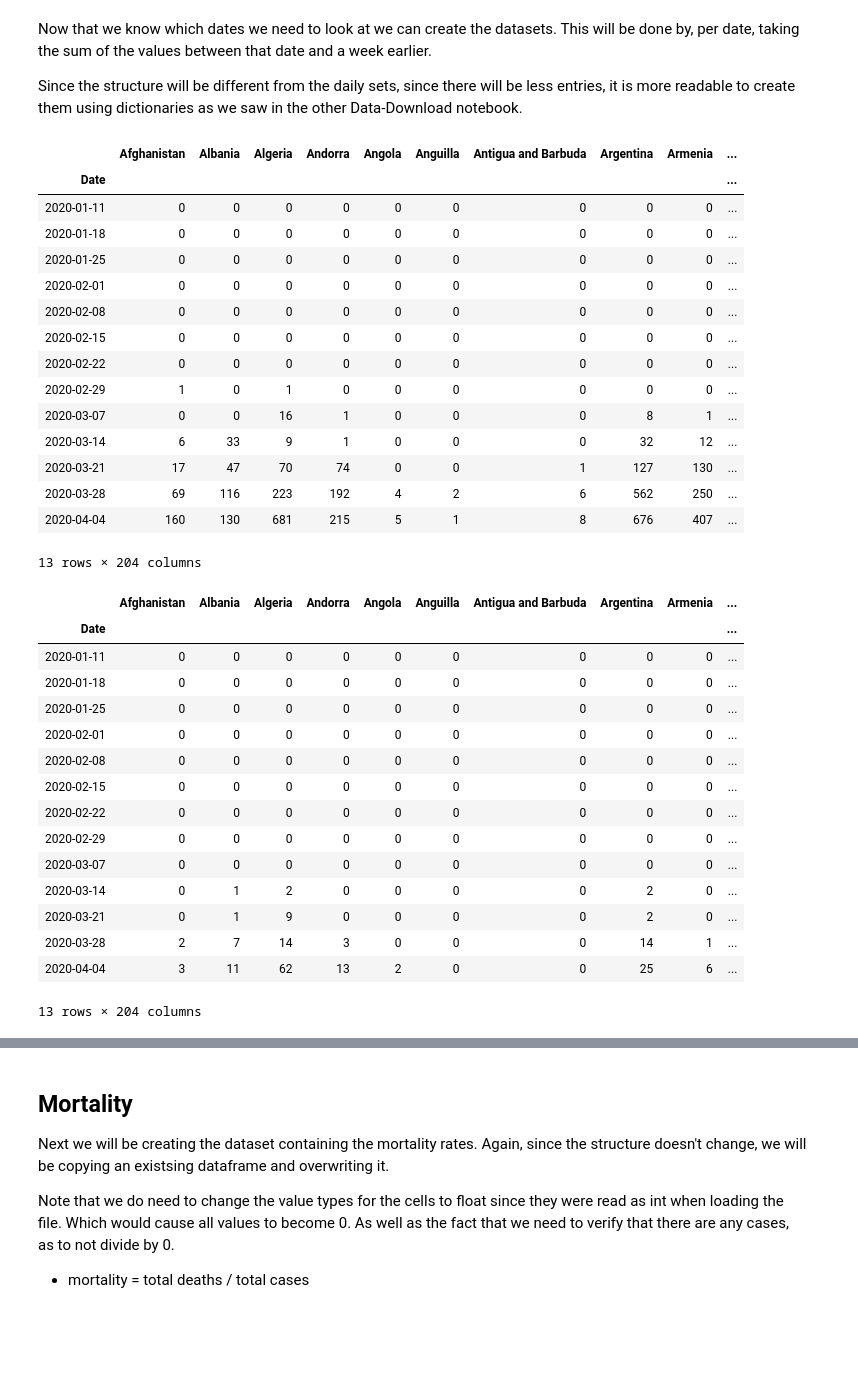
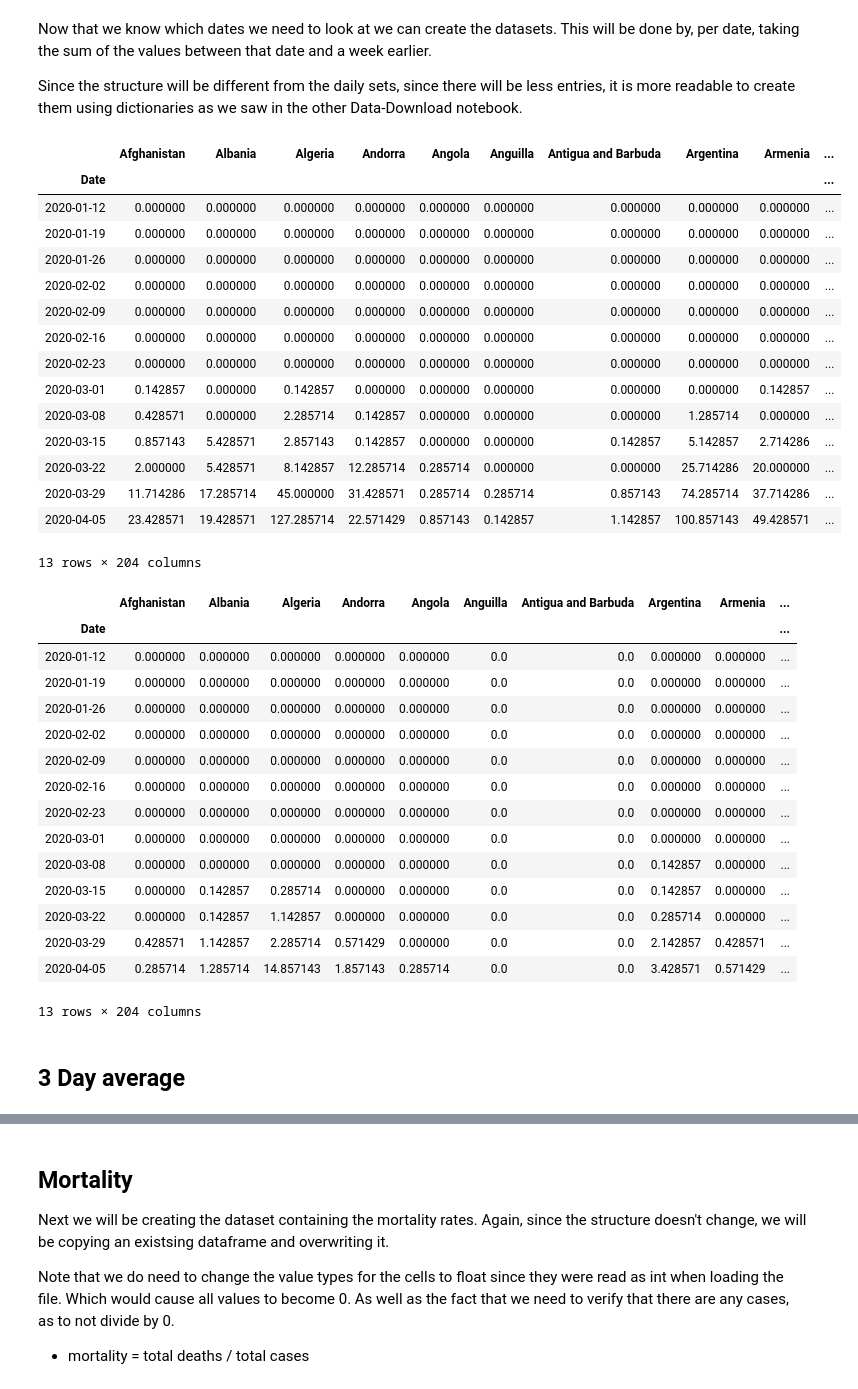
Before and after one commit to simon-verheyen/Portfolio, a Jupyter notebook: COVID-data/Data-Extraction/Data-Processing.ipynb, the cells around one changed output, grey strips where cells are left out. Drawn from its saved outputs; the diff is of its cells as text; code cells hidden in the pictures; blank space fills up the shorter version.

```diff
--- a/COVID-data/Data-Extraction/Data-Processing.ipynb
+++ b/COVID-data/Data-Extraction/Data-Processing.ipynb
@@ -39,10 +39,10 @@ df_deaths_daily = df_deaths_daily.set_index('Date')
 
 df_populations = pd.read_csv('../data/populations_2018.csv').set_index('Countries')
 
-dates = df_cases_daily.index
-countries = df_cases_daily.columns
+dates_all = df_cases_daily.index
+countries_all = df_cases_daily.columns
 
-latest_date = dates[-1]
+latest_date = dates_all[-1]
 # %% [markdown]
 ## Total
 
@@ -53,11 +53,11 @@ Note that the structure of these datasets will be the same as the ones for daily
 df_cases_total = df_cases_daily.copy()
 df_deaths_total = df_deaths_daily.copy()
 
-for country in countries:
+for country in countries_all:
     cases = 0
     deaths = 0
 
-    for date in dates:
+    for date in dates_all:
         cases += df_cases_daily.at[date, country]
         deaths += df_deaths_daily.at[date, country]
 
@@ -125,58 +125,60 @@ Since the structure will be different from the daily sets, since there will be l
 # %%
 dict_cases_weekly = {'Date': dates_weekly}
 dict_deaths_weekly = {'Date': dates_weekly}
 
-for country in countries:
+for country in countries_all:
     cases_weekly = []
     deaths_weekly = []
 
     for date in dates_weekly:
-        end_date = date - datetime.timedelta(days=7)
+        end_date = date - datetime.timedelta(days=6)
 
-        cases_weekly.append(df_cases_daily.loc[end_date:date, country].sum())
-        deaths_weekly.append(df_deaths_daily.loc[end_date:date, country].sum())
+        cases_weekly.append(df_cases_daily.loc[end_date:date, country].sum() / 7)
+        deaths_weekly.append(df_deaths_daily.loc[end_date:date, country].sum() / 7)
 
     dict_cases_weekly[country] = cases_weekly
     dict_deaths_weekly[country] = deaths_weekly
 
 df_cases_weekly = pd.DataFrame(dict_cases_weekly).set_index('Date')
 df_deaths_weekly = pd.DataFrame(dict_deaths_weekly).set_index('Date')
 
 display(df_cases_weekly)
 display(df_deaths_weekly)
 
 df_cases_weekly.to_csv('../data/cases_weekly.csv')
 df_deaths_weekly.to_csv('../data/deaths_weekly.csv')
 # %% [output]
 |  | Afghanistan | Albania | Algeria | Andorra | Angola | Anguilla | Antigua and Barbuda | Argentina | Armenia | ... |
 | Date |  |  |  |  |  |  |  |  |  | ... |
-| 2020-01-11 | 0 | 0 | 0 | 0 | 0 | 0 | 0 | 0 | 0 | ... |
-| 2020-01-18 | 0 | 0 | 0 | 0 | 0 | 0 | 0 | 0 | 0 | ... |
-| 2020-01-25 | 0 | 0 | 0 | 0 | 0 | 0 | 0 | 0 | 0 | ... |
-| 2020-02-01 | 0 | 0 | 0 | 0 | 0 | 0 | 0 | 0 | 0 | ... |
-| 2020-02-08 | 0 | 0 | 0 | 0 | 0 | 0 | 0 | 0 | 0 | ... |
-| 2020-02-15 | 0 | 0 | 0 | 0 | 0 | 0 | 0 | 0 | 0 | ... |
-| 2020-02-22 | 0 | 0 | 0 | 0 | 0 | 0 | 0 | 0 | 0 | ... |
-| 2020-02-29 | 1 | 0 | 1 | 0 | 0 | 0 | 0 | 0 | 0 | ... |
-| 2020-03-07 | 0 | 0 | 16 | 1 | 0 | 0 | 0 | 8 | 1 | ... |
-| 2020-03-14 | 6 | 33 | 9 | 1 | 0 | 0 | 0 | 32 | 12 | ... |
-| 2020-03-21 | 17 | 47 | 70 | 74 | 0 | 0 | 1 | 127 | 130 | ... |
-| 2020-03-28 | 69 | 116 | 223 | 192 | 4 | 2 | 6 | 562 | 250 | ... |
-| 2020-04-04 | 160 | 130 | 681 | 215 | 5 | 1 | 8 | 676 | 407 | ... |
+| 2020-01-12 | 0.000000 | 0.000000 | 0.000000 | 0.000000 | 0.000000 | 0.000000 | 0.000000 | 0.000000 | 0.000000 | ... |
+| 2020-01-19 | 0.000000 | 0.000000 | 0.000000 | 0.000000 | 0.000000 | 0.000000 | 0.000000 | 0.000000 | 0.000000 | ... |
+| 2020-01-26 | 0.000000 | 0.000000 | 0.000000 | 0.000000 | 0.000000 | 0.000000 | 0.000000 | 0.000000 | 0.000000 | ... |
+| 2020-02-02 | 0.000000 | 0.000000 | 0.000000 | 0.000000 | 0.000000 | 0.000000 | 0.000000 | 0.000000 | 0.000000 | ... |
+| 2020-02-09 | 0.000000 | 0.000000 | 0.000000 | 0.000000 | 0.000000 | 0.000000 | 0.000000 | 0.000000 | 0.000000 | ... |
+| 2020-02-16 | 0.000000 | 0.000000 | 0.000000 | 0.000000 | 0.000000 | 0.000000 | 0.000000 | 0.000000 | 0.000000 | ... |
+| 2020-02-23 | 0.000000 | 0.000000 | 0.000000 | 0.000000 | 0.000000 | 0.000000 | 0.000000 | 0.000000 | 0.000000 | ... |
+| 2020-03-01 | 0.142857 | 0.000000 | 0.142857 | 0.000000 | 0.000000 | 0.000000 | 0.000000 | 0.000000 | 0.142857 | ... |
+| 2020-03-08 | 0.428571 | 0.000000 | 2.285714 | 0.142857 | 0.000000 | 0.000000 | 0.000000 | 1.285714 | 0.000000 | ... |
+| 2020-03-15 | 0.857143 | 5.428571 | 2.857143 | 0.142857 | 0.000000 | 0.000000 | 0.142857 | 5.142857 | 2.714286 | ... |
+| 2020-03-22 | 2.000000 | 5.428571 | 8.142857 | 12.285714 | 0.285714 | 0.000000 | 0.000000 | 25.714286 | 20.000000 | ... |
+| 2020-03-29 | 11.714286 | 17.285714 | 45.000000 | 31.428571 | 0.285714 | 0.285714 | 0.857143 | 74.285714 | 37.714286 | ... |
+| 2020-04-05 | 23.428571 | 19.428571 | 127.285714 | 22.571429 | 0.857143 | 0.142857 | 1.142857 | 100.857143 | 49.428571 | ... |
 13 rows × 204 columns
 |  | Afghanistan | Albania | Algeria | Andorra | Angola | Anguilla | Antigua and Barbuda | Argentina | Armenia | ... |
 | Date |  |  |  |  |  |  |  |  |  | ... |
-| 2020-01-11 | 0 | 0 | 0 | 0 | 0 | 0 | 0 | 0 | 0 | ... |
-| 2020-01-18 | 0 | 0 | 0 | 0 | 0 | 0 | 0 | 0 | 0 | ... |
-| 2020-01-25 | 0 | 0 | 0 | 0 | 0 | 0 | 0 | 0 | 0 | ... |
-| 2020-02-01 | 0 | 0 | 0 | 0 | 0 | 0 | 0 | 0 | 0 | ... |
-| 2020-02-08 | 0 | 0 | 0 | 0 | 0 | 0 | 0 | 0 | 0 | ... |
-| 2020-02-15 | 0 | 0 | 0 | 0 | 0 | 0 | 0 | 0 | 0 | ... |
-| 2020-02-22 | 0 | 0 | 0 | 0 | 0 | 0 | 0 | 0 | 0 | ... |
-| 2020-02-29 | 0 | 0 | 0 | 0 | 0 | 0 | 0 | 0 | 0 | ... |
-| 2020-03-07 | 0 | 0 | 0 | 0 | 0 | 0 | 0 | 0 | 0 | ... |
-| 2020-03-14 | 0 | 1 | 2 | 0 | 0 | 0 | 0 | 2 | 0 | ... |
-| 2020-03-21 | 0 | 1 | 9 | 0 | 0 | 0 | 0 | 2 | 0 | ... |
-| 2020-03-28 | 2 | 7 | 14 | 3 | 0 | 0 | 0 | 14 | 1 | ... |
-| 2020-04-04 | 3 | 11 | 62 | 13 | 2 | 0 | 0 | 25 | 6 | ... |
+| 2020-01-12 | 0.000000 | 0.000000 | 0.000000 | 0.000000 | 0.000000 | 0.0 | 0.0 | 0.000000 | 0.000000 | ... |
+| 2020-01-19 | 0.000000 | 0.000000 | 0.000000 | 0.000000 | 0.000000 | 0.0 | 0.0 | 0.000000 | 0.000000 | ... |
+| 2020-01-26 | 0.000000 | 0.000000 | 0.000000 | 0.000000 | 0.000000 | 0.0 | 0.0 | 0.000000 | 0.000000 | ... |
+| 2020-02-02 | 0.000000 | 0.000000 | 0.000000 | 0.000000 | 0.000000 | 0.0 | 0.0 | 0.000000 | 0.000000 | ... |
+| 2020-02-09 | 0.000000 | 0.000000 | 0.000000 | 0.000000 | 0.000000 | 0.0 | 0.0 | 0.000000 | 0.000000 | ... |
+| 2020-02-16 | 0.000000 | 0.000000 | 0.000000 | 0.000000 | 0.000000 | 0.0 | 0.0 | 0.000000 | 0.000000 | ... |
+| 2020-02-23 | 0.000000 | 0.000000 | 0.000000 | 0.000000 | 0.000000 | 0.0 | 0.0 | 0.000000 | 0.000000 | ... |
+| 2020-03-01 | 0.000000 | 0.000000 | 0.000000 | 0.000000 | 0.000000 | 0.0 | 0.0 | 0.000000 | 0.000000 | ... |
+| 2020-03-08 | 0.000000 | 0.000000 | 0.000000 | 0.000000 | 0.000000 | 0.0 | 0.0 | 0.142857 | 0.000000 | ... |
+| 2020-03-15 | 0.000000 | 0.142857 | 0.285714 | 0.000000 | 0.000000 | 0.0 | 0.0 | 0.142857 | 0.000000 | ... |
+| 2020-03-22 | 0.000000 | 0.142857 | 1.142857 | 0.000000 | 0.000000 | 0.0 | 0.0 | 0.285714 | 0.000000 | ... |
+| 2020-03-29 | 0.428571 | 1.142857 | 2.285714 | 0.571429 | 0.000000 | 0.0 | 0.0 | 2.142857 | 0.428571 | ... |
+| 2020-04-05 | 0.285714 | 1.285714 | 14.857143 | 1.857143 | 0.285714 | 0.0 | 0.0 | 3.428571 | 0.571429 | ... |
 13 rows × 204 columns
+# %% [markdown]
+## 3 Day average
```
Also changed, not shown: parts of 11 cells of this notebook, 26 other files.
